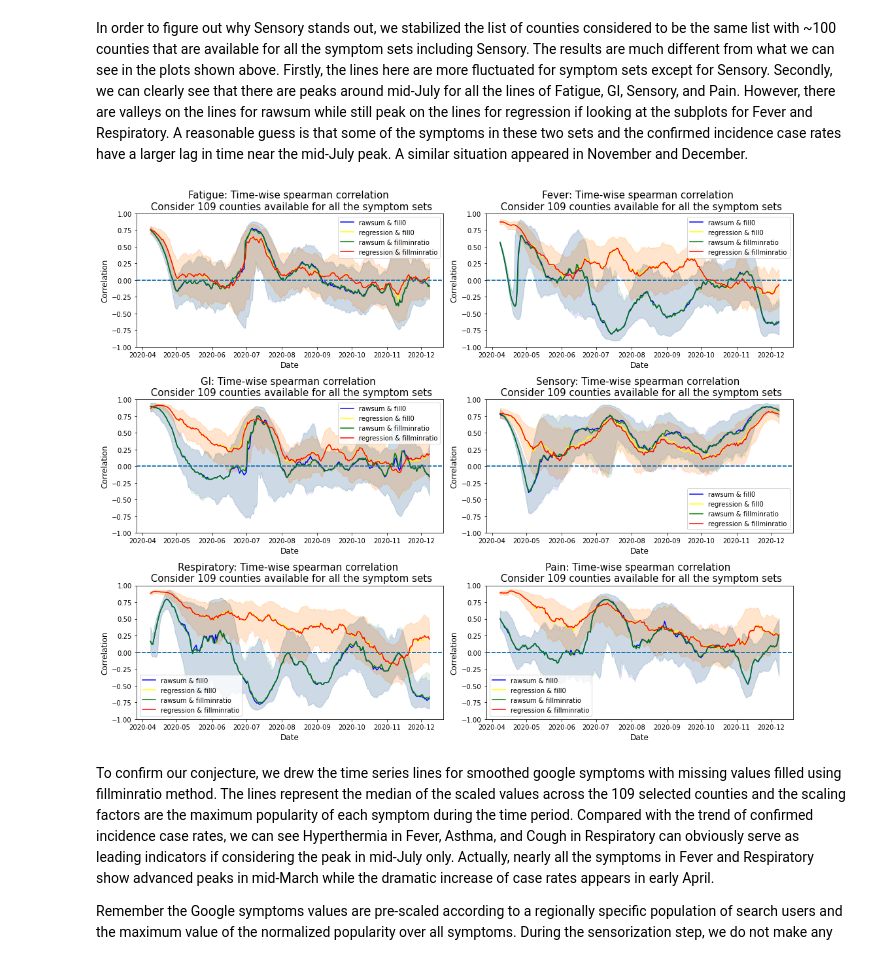
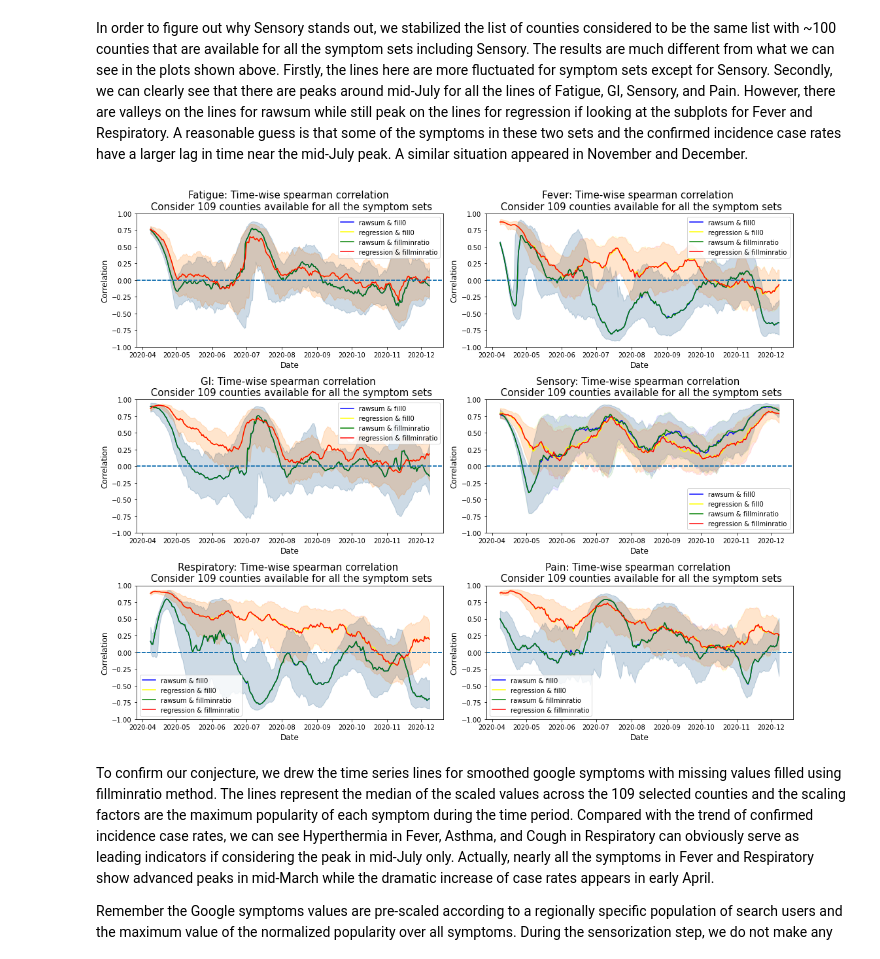
Before and after one commit to cmu-delphi/covidcast-modeling, a Jupyter notebook: google_symptoms_exploration/Appendix1_Correlation_Results.ipynb, the cells around one changed output. Saved outputs shown, nothing was run; the diff lists cells and outputs as text; code cells hidden in the pictures.

```diff
--- a/google_symptoms_exploration/Appendix1_Correlation_Results.ipynb
+++ b/google_symptoms_exploration/Appendix1_Correlation_Results.ipynb
@@ -65,7 +65,7 @@ for signal in signal_list:
         for method in ["rawsum", "regression"]:
             corr_dfs[fillmissingness][method] = {}
 
-            corr_dfs[fillmissingness][method][signal] = pd.read_csv("./sensorization_with_as_of/time_wise_corr/%s_corr_df_%s_%s.csv"%(signal,
+            corr_dfs[fillmissingness][method][signal] = pd.read_csv("./sensorization_with_as_of_02/time_wise_corr/%s_corr_df_%s_%s.csv"%(signal,
                                                                                             method,
                                                                                             fillmissingness),
                                                                    parse_dates=["date"])
@@ -95,6 +95,9 @@ plt.tight_layout()
 # %% [markdown]
 In order to figure out why Sensory stands out, we stabilized the list of counties considered to be the same list with ~100 counties that are available for all the symptom sets including Sensory. The results are much different from what we can see in the plots shown above. Firstly, the lines here are more fluctuated for symptom sets except for Sensory. Secondly, we can clearly see that there are peaks around mid-July for all the lines of Fatigue, GI, Sensory, and Pain. However, there are valleys on the lines for rawsum while still peak on the lines for regression if looking at the subplots for Fever and Respiratory. A reasonable guess is that some of the symptoms in these two sets and the confirmed incidence case rates have a larger lag in time near the mid-July peak. A similar situation appeared in November and December.
 # %%
+geo_list = pd.read_csv("./sensorization_with_as_of_02/sensored/%s_%s_%s_sensorization_12_14.csv"%("Sensory", "regression", "fill0"),
+                     parse_dates=["date"]).dropna()["geo_id"].unique()
+geo_list = [str(x).zfill(5) for x in geo_list]
 plt.figure(figsize = (15, 12))
 i=1
 corr_dfs = {}
@@ -104,35 +107,36 @@ for signal in signal_list:
     for fillmissingness in ["fill0", "fillminratio"]:
         corr_dfs[fillmissingness] = {}
         for method in ["rawsum", "regression"]:
             corr_dfs[fillmissingness][method] = {}
 
-            corr_dfs[fillmissingness][method][signal] = pd.read_csv("./sensorization_with_as_of/time_wise_corr/%s_restricted_timewise_corr_df_%s_%s.csv"%(signal,
+            corr_dfs[fillmissingness][method][signal] = pd.read_csv("./sensorization_with_as_of_02/time_wise_corr/%s_corr_df_%s_%s.csv"%(signal,
                                                                                             method,
                                                                                             fillmissingness),
                                                                    parse_dates=["date"])
             corr_dfs[fillmissingness][method][signal]["county"] = [str(x).zfill(5) for x in corr_dfs[fillmissingness][method][signal]["county"]]
 
             current_df = corr_dfs[fillmissingness][method][signal]
+            current_df = current_df[current_df["county"].isin(geo_list)]
             plot_df = current_df.groupby("date")["correlation"].median().reset_index()
             plot_75_df = current_df.groupby("date")["correlation"].quantile(0.75).reset_index()
             plot_25_df = current_df.groupby("date")["correlation"].quantile(0.25).reset_index()
             plt.plot(plot_df["date"], plot_df["correlation"], label="%s & %s"%(method, fillmissingness),
                     color = color_dict[(fillmissingness, method)])
             plt.fill_between(plot_df["date"], plot_75_df["correlation"],
                              plot_25_df["correlation"],
                              color=color_dict[(fillmissingness, method)], alpha=0.1,
                              interpolate=True)
             plt.title("%s: Time-wise spearman correlation \n Consider 109 counties available for all the symptom sets"%signal, fontsize=15)
             plt.ylim((-1, 1))
             plt.xlabel("Date", fontsize=12)
             plt.ylabel("Correlation", fontsize=12)
             plt.axhline(0, linestyle="--")
             plt.legend()
 
 #plt.legend(bbox_to_anchor=(0.5, -0.25))
 plt.tight_layout()
 # %% [output]
-[figure, old version]
+[figure, new version]
 # %% [markdown]
 To confirm our conjecture, we drew the time series lines for smoothed google symptoms with missing values filled using fillminratio method. The lines represent the median of the scaled values across the 109 selected counties and the scaling factors are the maximum popularity of each symptom during the time period. Compared with the trend of confirmed incidence case rates, we can see Hyperthermia in Fever, Asthma, and Cough in Respiratory can obviously serve as leading indicators if considering the peak in mid-July only. Actually, nearly all the symptoms in Fever and Respiratory show advanced peaks in mid-March while the dramatic increase of case rates appears in early April.
 
```
Also changed, not shown: parts of 3 cells of this notebook, 1 other file.
